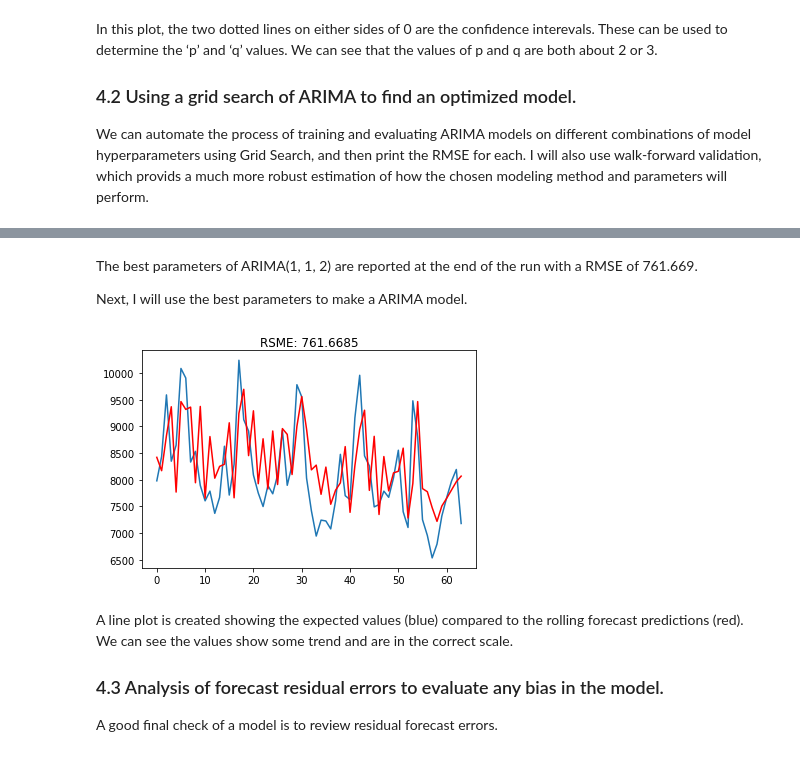
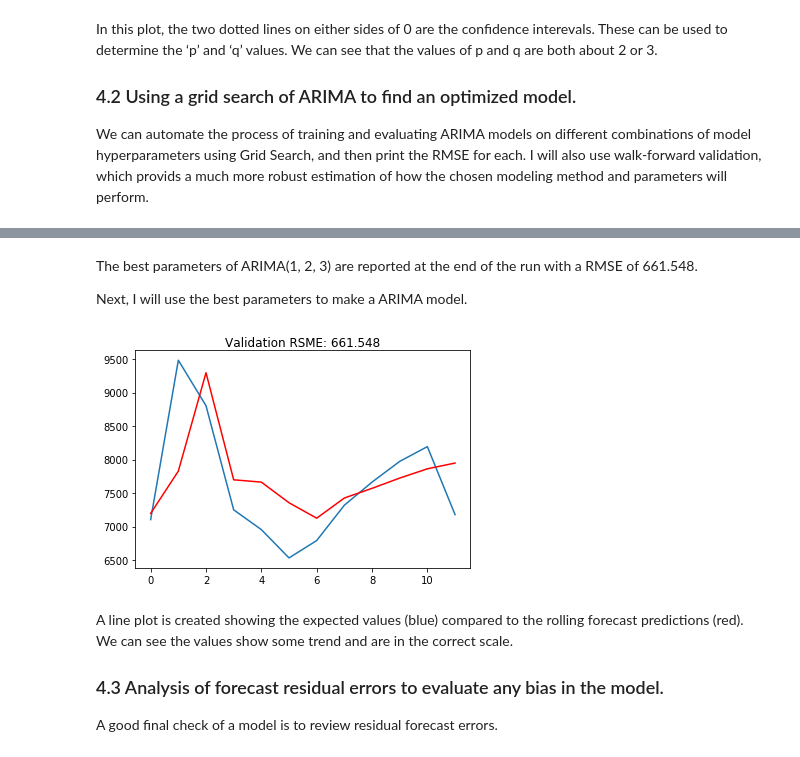
Before and after one commit to Erica-Tan/Average-number-of-business-visitors-in-New-Zealand, a Jupyter notebook: notebooks/NZVistors.ipynb, the cells around one changed output, grey strips where cells are left out. Saved outputs shown, nothing was run; the diff lists cells and outputs as text; code cells hidden in the pictures.

```diff
--- a/notebooks/NZVistors.ipynb
+++ b/notebooks/NZVistors.ipynb
@@ -177,7 +172 @@ Before building the model, we will convert the dataset to float32 in case the lo
-# %%
-# prepare data
-# split into train and validation sets
-X = dataset.values.astype('float32')
-train_size = int(len(X) * 0.60)
-train, validation = X[0:train_size], X[train_size:]
 # %% [markdown]
@@ -220 +220,10 @@ From the plot of the persistence model predictions, it is clear that the model i
+# %%
+# load and prepare datasets
+train = pd.Series.from_csv('processed/train.csv')
+# prepare data
+# split into train and validation sets
+X = train.values.astype('float32')
+train, validation = X[0:-12], X[-12:]
+
+df_train = pd.Series(train)
 # %% [markdown]
@@ -394,41 +397,38 @@ Best ARIMA(1, 1, 2) RMSE=761.669
 # %% [markdown]
-The best parameters of ARIMA(1, 1, 2) are reported at the end of the run with a RMSE of 761.669.
+The best parameters of ARIMA(1, 2, 3) are reported at the end of the run with a RMSE of 661.548.
 
 Next, I will use the best parameters to make a ARIMA model.
 # %%
 # ARIMA model
 # an ARIMA model for a given order (p,d,q)
-def arima_model(train, test,  arima_order):
+def fit_arima_model(train, test,  arima_order):
     # walk forward over time steps in test
 	history = [x for x in train]
 	# make predictions
 	predictions = list()
 	for t in range(len(test)):
 		model = ARIMA(history, order=arima_order)
 		model_fit = model.fit(disp=0)
 		output = model_fit.forecast()
 		yhat = output[0][0]
 		predictions.append(yhat)
 		obs = test[t]
 		history.append(obs)
 		#print('predicted=%f, expected=%f' % (yhat, obs))
-
-	# calculate out of sample error
-	mse = mean_squared_error(test, predictions)
-	rmse = sqrt(mse)
-
-	# plot
-	plt.plot(test)
-	plt.plot(predictions, color='red')
-	plt.title('RSME: %.4f'% rmse)
-	plt.show()
-
-	return predictions
+	# report performance
+	rmse = sqrt(mean_squared_error(test, predictions))
+	return rmse, predictions
 
 warnings.filterwarnings("ignore")
-predictions = arima_model(train, validation, (1, 1, 2))
+rmse, predictions = fit_arima_model(train, validation, (1, 2, 3))
+
+# plot
+plt.plot(validation)
+plt.plot(predictions, color='red')
+plt.title('Validation RSME: %.3f'% rmse)
+plt.show()
 # %% [output]
-[figure, old version]
+[figure, new version]
 # %% [markdown]
 A line plot is created showing the expected values (blue) compared to the rolling forecast predictions (red).
 We can see the values show some trend and are in the correct scale.
```
Also changed, not shown: parts of 36 cells of this notebook, 25 other files.
